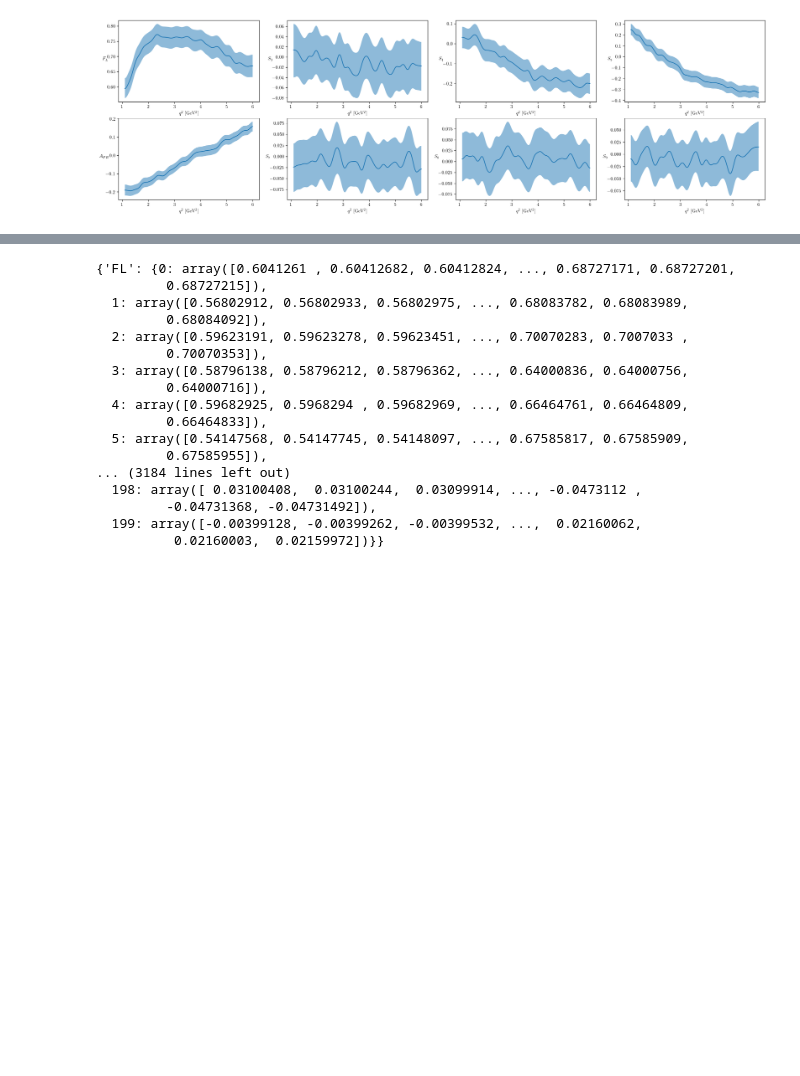
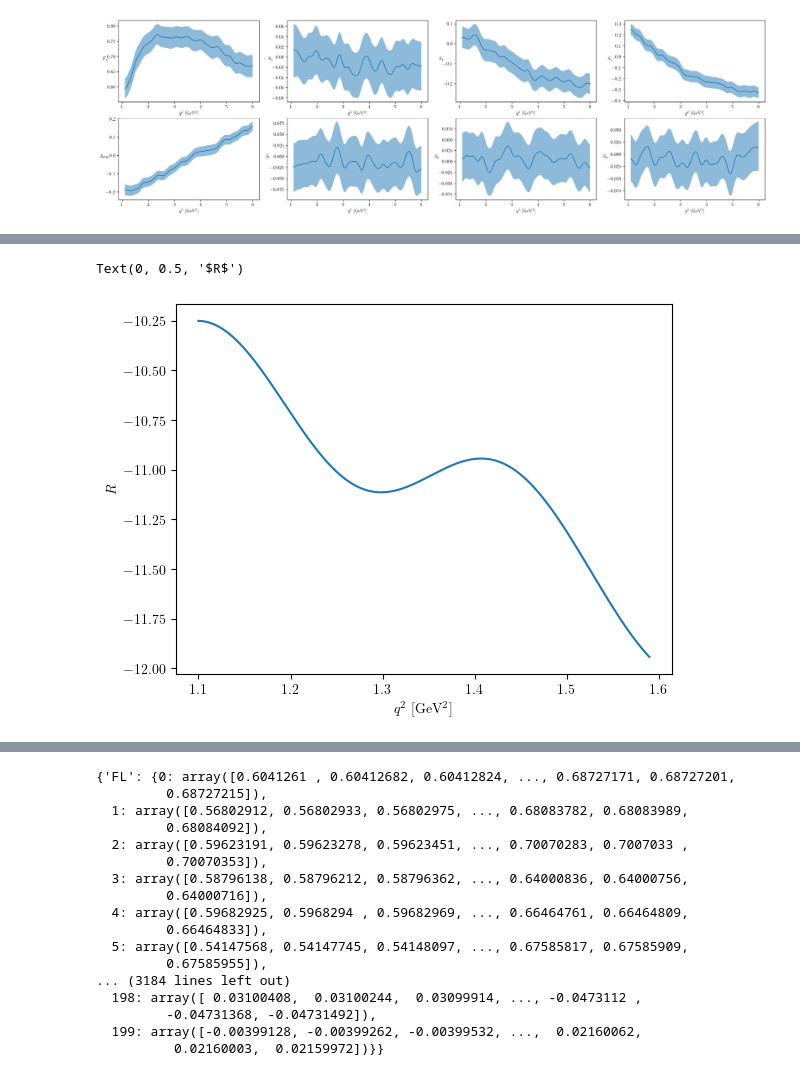
Before and after one commit to mesmith75/unbinned_kstmumu, a Jupyter notebook: calculate_unbinned_moments.ipynb, the cells around one changed output, grey strips where cells are left out. Saved outputs shown, nothing was run; the diff lists cells and outputs as text; code cells hidden in the pictures; blank space fills up the shorter version.

```diff
--- a/calculate_unbinned_moments.ipynb
+++ b/calculate_unbinned_moments.ipynb
@@ -148,23 +166,3 @@ for _row in ax:
         _i += 1
 # %% [output]
 [figure]
-# %%
-import importlib
-importlib.reload(moments)
-fig, ax = plt.subplots(nrows=2, ncols=4, figsize = (25,7))
-_i = 0
-p_mean_vals = {}
-p_lower_vals = {}
-p_upper_vals = {}
-for _row in ax:
-    for _col in _row:
-        _obs = obsList[_i]
-        _optObs = optimisedObsTranslator[_obs]
-        p_mean_vals[_optObs] = moments.calculateOptimisedObservable(mean_vals[_obs], mean_vals["FL"], _obs)
-        p_lower_vals[_optObs] = moments.calculateOptimisedObservable(lower_vals[_obs], lower_vals["FL"], _obs)
-        p_upper_vals[_optObs] = moments.calculateOptimisedObservable(upper_vals[_obs], upper_vals["FL"], _obs)
-        _col.plot(T, gaussian_filter1d(p_mean_vals[_optObs], sigma=200))
-        _col.fill_between(T.reshape(10000), gaussian_filter1d(p_lower_vals[_optObs], sigma=200), gaussian_filter1d(p_upper_vals[_optObs], sigma=200), alpha = 0.5)
-        _col.set_xlabel("$q^{2}$ [GeV$^{2}$]")
-        _col.set_ylabel(obs_to_label[optimisedObsTranslator[_obs]], rotation=0)
-        _i += 1
@@ -196 +184,20 @@ Text(0.5, 0, '$q^{2}$ [GeV$^{2}$]')
+# %%
+# A funny looking ratio for Quim
+mb = 4.8
+mB = 5.25
+mB2 = mB**2
+q2arr = T.reshape(10000)
+sh = q2arr/mB2
+
+my_sqrt = 4.*p_mean_vals['P2']**2 - 8.*p_mean_vals['P2']*p_mean_vals['P4p']*p_mean_vals['P5p'] + p_mean_vals['P5p']**2
+r_ratio = -(mb/mB)*(1 + (p_mean_vals['P5p']*(sh - 1.))/(np.sqrt(my_sqrt)) + sh )
+r_ratio /= sh
+# %%
+plt.figure()
+plt.plot(q2arr.reshape(10000)[:1000], gaussian_filter1d(r_ratio, sigma=200)[:1000])
+plt.xlabel("$q^{2}$ [GeV$^{2}$]")
+plt.ylabel("$R$")
+# %% [output]
+Text(0, 0.5, '$R$')
+[figure, added]
 # %%
```
Also changed, not shown: parts of 19 cells of this notebook, 1 other file.
